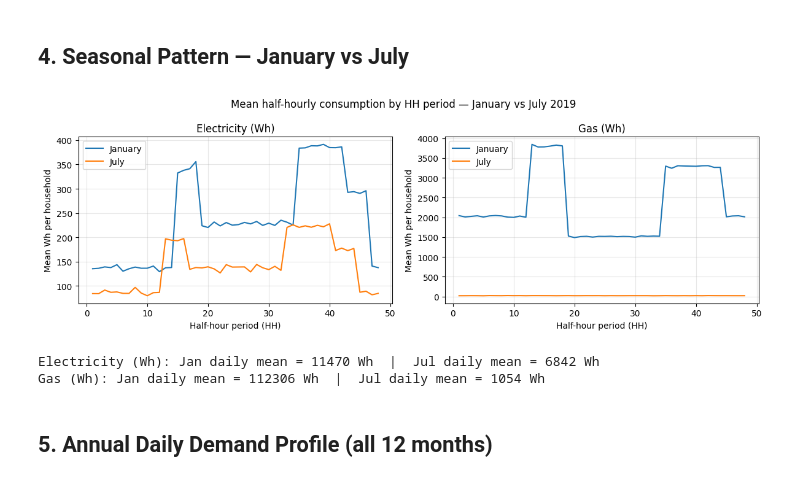
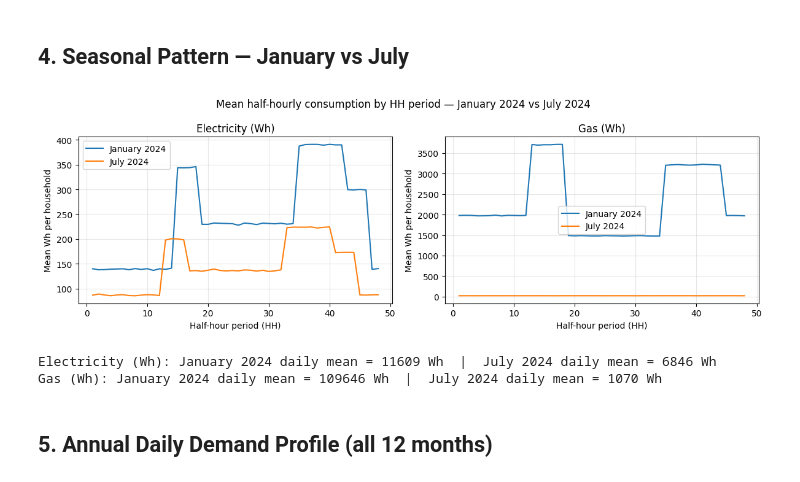
Before and after one commit to BarsantiMatteo/serl-mock, a Jupyter notebook: notebooks/explore_mock_data.ipynb, the cells around one changed output. Saved outputs shown, nothing was run; the diff lists cells and outputs as text; code cells hidden in the pictures.

```diff
--- a/notebooks/explore_mock_data.ipynb
+++ b/notebooks/explore_mock_data.ipynb
@@ -28,19 +36,23 @@ Data dir: C:\Users\matte\projects_python\serl-mock\data\mock
 # %% [markdown]
 ## 1. Dataset Inventory
 # %%
-# Flat CSV files
-flat_files = [f for f in DATA_DIR.glob("*.csv")]
+# Top-level and mock_internal CSV files
+flat_files = sorted(DATA_DIR.glob("*.csv")) + sorted(INTERNAL_DIR.glob("*.csv"))
 # HH monthly files
 hh_files = sorted(HH_DIR.glob("*.csv"))
 
 rows = []
-for f in sorted(flat_files):
-    df = pd.read_csv(f, encoding="latin-1")
-    rows.append({"file": f.name, "rows": df.shape[0], "columns": df.shape[1]})
+for f in flat_files:
+    try:
+        df = pd.read_csv(f, encoding="latin-1")
+        rows.append({"file": f.relative_to(DATA_DIR).as_posix(), "rows": df.shape[0], "columns": df.shape[1]})
+    except Exception as exc:
+        rows.append({"file": f.relative_to(DATA_DIR).as_posix(), "rows": "?", "columns": f"(unreadable: {exc.__class__.__name__})"})
 rows.append({"file": "--- half-hourly files ---", "rows": "", "columns": ""})
 for f in hh_files:
-    df = pd.read_csv(f, usecols=["PUPRN"])
-    rows.append({"file": f.name, "rows": len(df), "columns": "17"})
+    n_cols = len(pd.read_csv(f, nrows=0).columns)
+    n_rows = len(pd.read_csv(f, usecols=["PUPRN"]))
+    rows.append({"file": f.name, "rows": n_rows, "columns": n_cols})
 
-pd.DataFrame(rows).to_string(index=False)
+pd.DataFrame(rows)
 # %% [output]
@@ -48,10 +76,13 @@ pd.DataFrame(rows).to_string(index=False)
 # %% [markdown]
 ## 2. Half-Hourly Smart Meter — Sample & Stats
 # %%
-hh_jan = pd.read_csv(HH_DIR / "serl_half_hourly_2019_01_edition08.csv")
+hh_files_sorted = sorted(HH_DIR.glob("*.csv"))
+assert hh_files_sorted, f"No half-hourly files found in {HH_DIR}"
+
+hh_jan = pd.read_csv(hh_files_sorted[0])
 hh_jan["dt"] = pd.to_datetime(hh_jan["Read_date_time_UTC"].str.rstrip("Z"))
 
-print(f"January file: {hh_jan.shape[0]:,} rows × {hh_jan.shape[1]} columns")
+print(f"{hh_files_sorted[0].name}: {hh_jan.shape[0]:,} rows × {hh_jan.shape[1]} columns")
 print(f"Households: {hh_jan['PUPRN'].nunique()}")
 print(f"Date range: {hh_jan['dt'].min()}  →  {hh_jan['dt'].max()}\n")
 
@@ -107,36 +138,41 @@ plt.show()
 # %% [markdown]
 ## 4. Seasonal Pattern — January vs July
 # %%
-hh_jul = pd.read_csv(HH_DIR / "serl_half_hourly_2019_07_edition08.csv")
+assert len(hh_files_sorted) >= 7, "Need at least 7 months of data for a seasonal comparison"
+hh_jul = pd.read_csv(hh_files_sorted[6])
+hh_jul["dt"] = pd.to_datetime(hh_jul["Read_date_time_UTC"].str.rstrip("Z"))
+
+label_1 = f"{hh_jan['dt'].min():%B %Y}"
+label_2 = f"{hh_jul['dt'].min():%B %Y}"
 
 seasonal = {}
-for label, df in [("January", hh_jan), ("July", hh_jul)]:
+for label, df in [(label_1, hh_jan), (label_2, hh_jul)]:
     seasonal[label] = (
         df.groupby("HH")[["Elec_act_imp_hh_Wh", "Gas_hh_Wh"]]
         .mean()
         .rename(columns={"Elec_act_imp_hh_Wh": "Electricity (Wh)", "Gas_hh_Wh": "Gas (Wh)"})
     )
 
 fig, axes = plt.subplots(1, 2, figsize=(12, 4))
 for ax, col in zip(axes, ["Electricity (Wh)", "Gas (Wh)"]):
     for label, df in seasonal.items():
         ax.plot(df.index, df[col], label=label)
     ax.set_title(col)
     ax.set_xlabel("Half-hour period (HH)")
     ax.set_ylabel("Mean Wh per household")
     ax.legend()
     ax.grid(True, alpha=0.3)
-fig.suptitle("Mean half-hourly consumption by HH period — January vs July 2019")
+fig.suptitle(f"Mean half-hourly consumption by HH period — {label_1} vs {label_2}")
 fig.tight_layout()
 plt.show()
 
 for col in ["Electricity (Wh)", "Gas (Wh)"]:
-    print(f"{col}: Jan daily mean = {seasonal['January'][col].sum():.0f} Wh  |  "
-          f"Jul daily mean = {seasonal['July'][col].sum():.0f} Wh")
+    print(f"{col}: {label_1} daily mean = {seasonal[label_1][col].sum():.0f} Wh  |  "
+          f"{label_2} daily mean = {seasonal[label_2][col].sum():.0f} Wh")
 # %% [output]
-[figure, old version]
+[figure, new version]
-Electricity (Wh): Jan daily mean = 11470 Wh  |  Jul daily mean = 6842 Wh
-Gas (Wh): Jan daily mean = 112306 Wh  |  Jul daily mean = 1054 Wh
+Electricity (Wh): January 2024 daily mean = 11609 Wh  |  July 2024 daily mean = 6846 Wh
+Gas (Wh): January 2024 daily mean = 109646 Wh  |  July 2024 daily mean = 1070 Wh
 # %% [markdown]
 ## 5. Annual Daily Demand Profile (all 12 months)
 # %%
```
Also changed, not shown: parts of 7 cells of this notebook, 1 other file.
